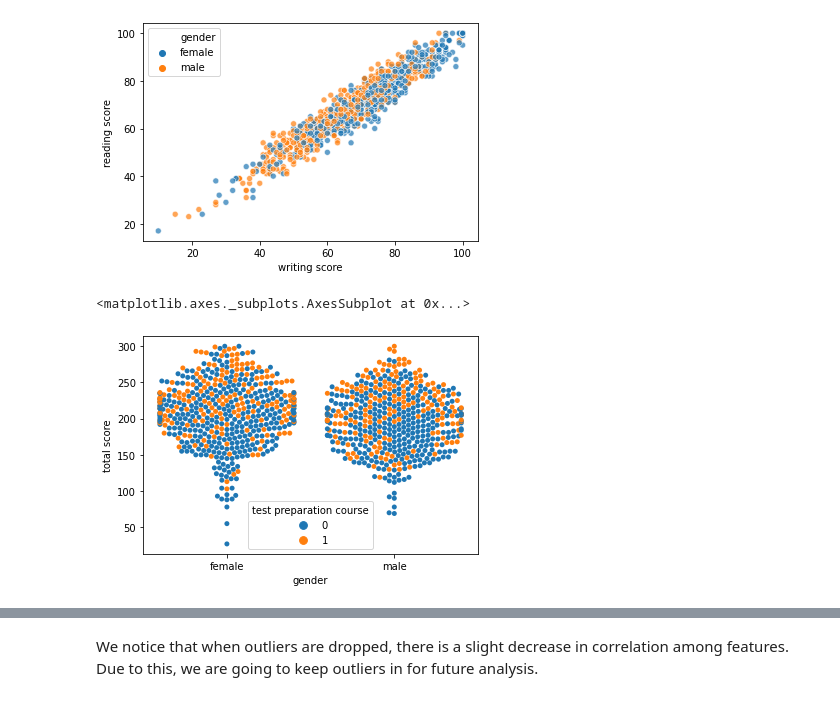
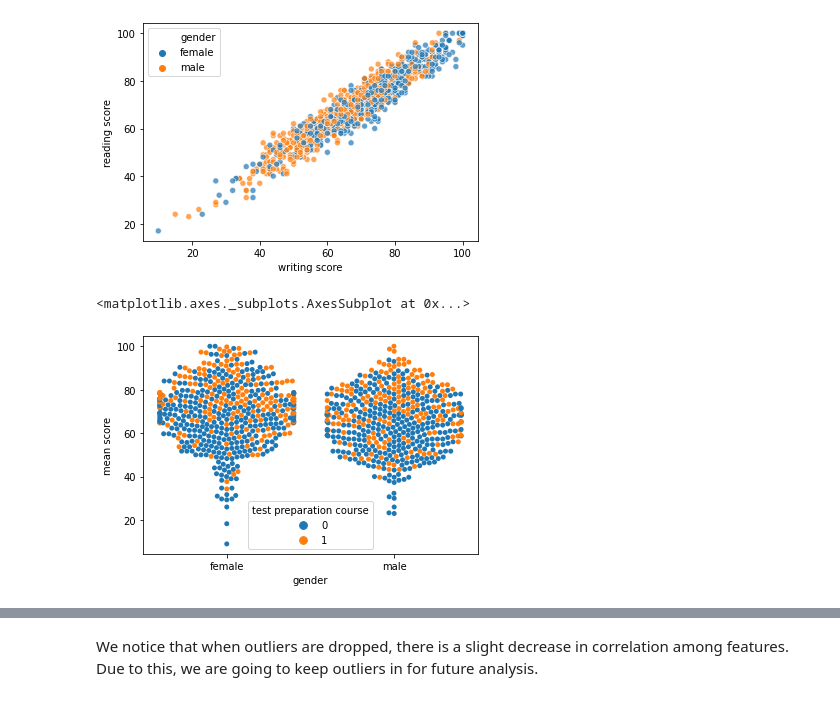
Before and after one commit to taflor/Student-Scores, a Jupyter notebook: notebooks/1.2 Exploratory Data Analysis.ipynb, the cells around one changed output, grey strips where cells are left out. Saved outputs shown, nothing was run; the diff lists cells and outputs as text; code cells hidden in the pictures.

```diff
--- a/notebooks/1.2 Exploratory Data Analysis.ipynb
+++ b/notebooks/1.2 Exploratory Data Analysis.ipynb
@@ -35,7 +36,7 @@ df = pd.read_csv(parent+'/data/interim/cleaned_student_scores.csv',index_col=0)
 # %% [markdown]
 **Create Total Score Feature**
 # %%
-df['total score'] = df['math score'] + df['reading score'] + df['writing score']
+df['mean score'] = round((df['math score'] + df['reading score'] + df['writing score'])/3,1)
 # %%
 df.head()
 # %% [output]
@@ -250,10 +254,10 @@ sns.scatterplot(x='writing score',y='reading score',data=df,hue='gender',alpha=0
 <matplotlib.axes._subplots.AxesSubplot at 0x...>
 [figure]
 # %%
-sns.swarmplot(x='gender',y='total score',data=df,hue='test preparation course')
+sns.swarmplot(x='gender',y='mean score',data=df,hue='test preparation course')
 # %% [output]
 <matplotlib.axes._subplots.AxesSubplot at 0x...>
-[figure, old version]
+[figure, new version]
 # %%
 # Compare genders
 female = df[df['gender'] == 'female']
```
Also changed, not shown: parts of 37 cells of this notebook, 4 other files.
